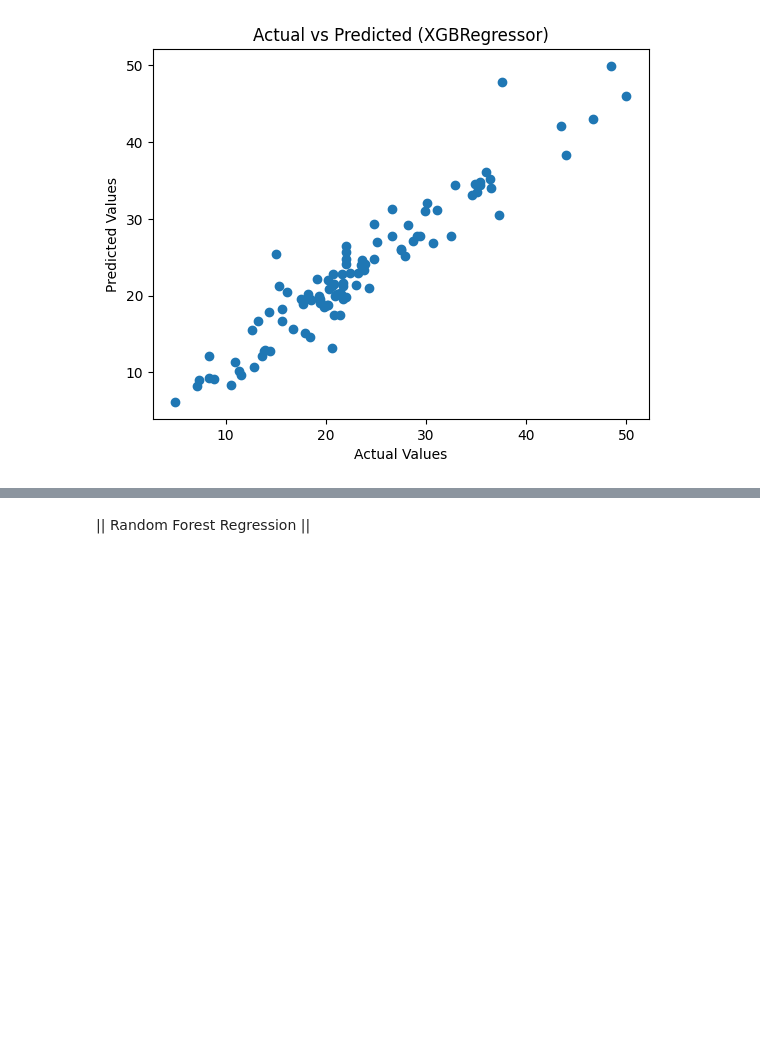
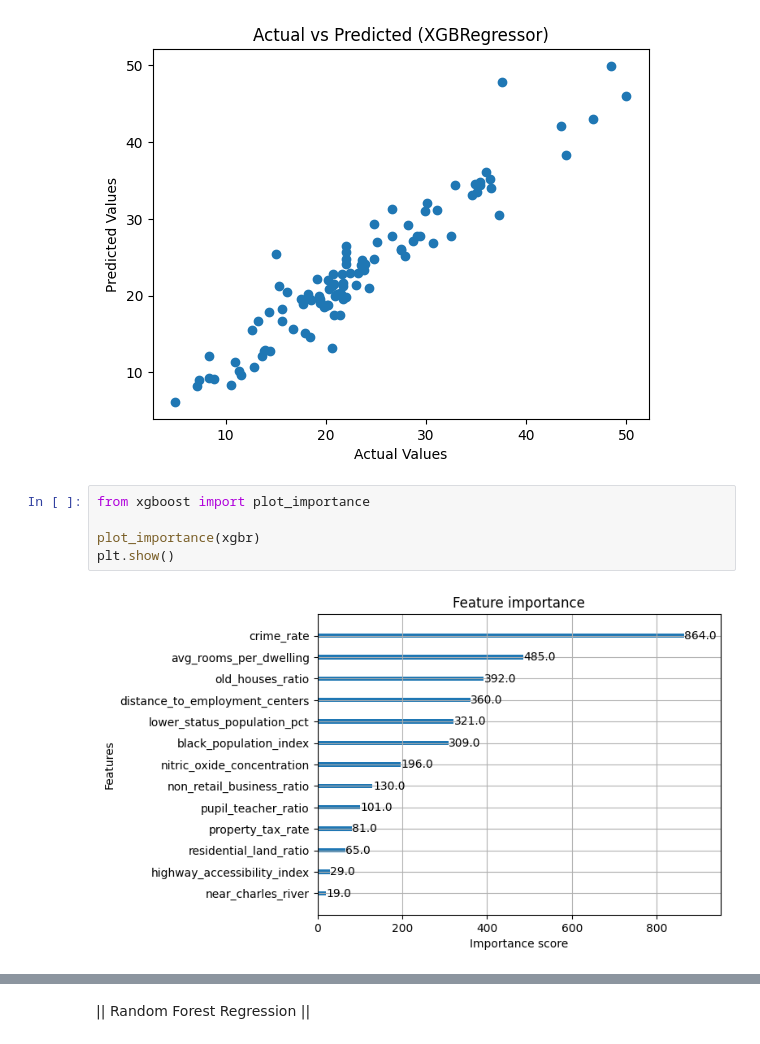
Before and after one commit to devsivv/house_prediction_machine_learning, a Jupyter notebook: house_price_prediction.ipynb, the cells around one changed output, grey strips where cells are left out. Cells and saved outputs as stored; diff of their text form; blank space fills up the shorter version.

```diff
--- a/house_price_prediction.ipynb
+++ b/house_price_prediction.ipynb
@@ -185,3 +185,10 @@ plt.title('Actual vs Predicted (XGBRegressor)')
 plt.show()
 # %% [output]
 [figure]
+# %%
+from xgboost import plot_importance
+
+plot_importance(xgbr)
+plt.show()
+# %% [output]
+[figure, added]
```
Also changed, not shown: parts of 10 cells of this notebook, 4 other files.
